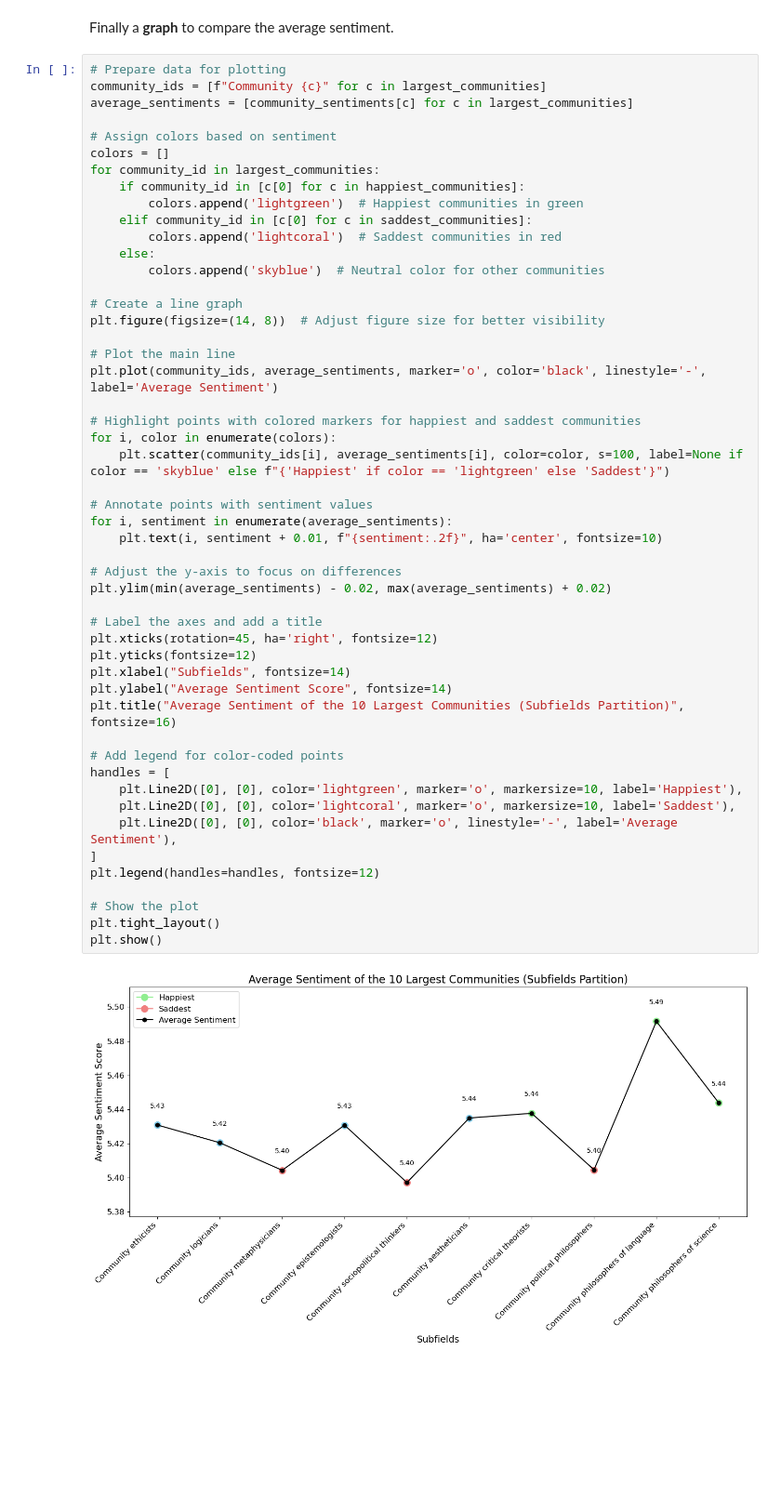
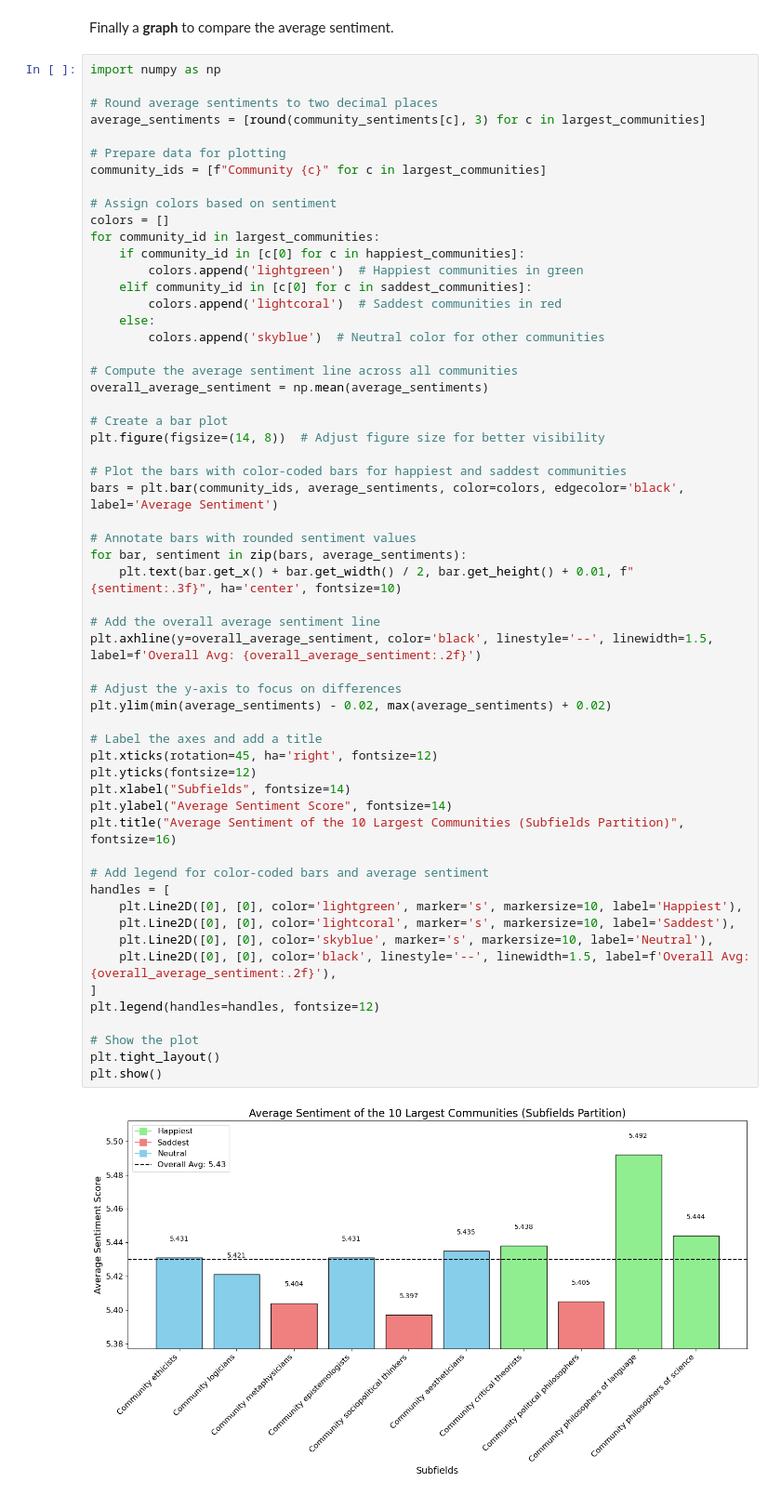
Before and after one commit to medonimario/social-graphs-interactions-2024, a Jupyter notebook: 4_sentiment.analysis.ipynb, the cells around one changed output. Shown at 93% size. Saved outputs shown, nothing was run; the diff lists cells and outputs as text; blank space fills up the shorter version.

Commit message:
graphs changed

```diff
--- a/4_sentiment.analysis.ipynb
+++ b/4_sentiment.analysis.ipynb
@@ -232,9 +232,13 @@ Community sociopolitical thinkers (Top characters: ['Cicero', 'Voltaire', 'Louis
 # %% [markdown]
 Finally a **graph** to compare the average sentiment.
 # %%
+import numpy as np
+
+# Round average sentiments to two decimal places
+average_sentiments = [round(community_sentiments[c], 3) for c in largest_communities]
+
 # Prepare data for plotting
 community_ids = [f"Community {c}" for c in largest_communities]
-average_sentiments = [community_sentiments[c] for c in largest_communities]
 
 # Assign colors based on sentiment
 colors = []
@@ -242,44 +246,47 @@ for community_id in largest_communities:
     if community_id in [c[0] for c in happiest_communities]:
         colors.append('lightgreen')  # Happiest communities in green
     elif community_id in [c[0] for c in saddest_communities]:
         colors.append('lightcoral')  # Saddest communities in red
     else:
         colors.append('skyblue')  # Neutral color for other communities
 
-# Create a line graph
+# Compute the average sentiment line across all communities
+overall_average_sentiment = np.mean(average_sentiments)
+
+# Create a bar plot
 plt.figure(figsize=(14, 8))  # Adjust figure size for better visibility
 
-# Plot the main line
-plt.plot(community_ids, average_sentiments, marker='o', color='black', linestyle='-', label='Average Sentiment')
+# Plot the bars with color-coded bars for happiest and saddest communities
+bars = plt.bar(community_ids, average_sentiments, color=colors, edgecolor='black', label='Average Sentiment')
 
-# Highlight points with colored markers for happiest and saddest communities
-for i, color in enumerate(colors):
-    plt.scatter(community_ids[i], average_sentiments[i], color=color, s=100, label=None if color == 'skyblue' else f"{'Happiest' if color == 'lightgreen' else 'Saddest'}")
+# Annotate bars with rounded sentiment values
+for bar, sentiment in zip(bars, average_sentiments):
+    plt.text(bar.get_x() + bar.get_width() / 2, bar.get_height() + 0.01, f"{sentiment:.3f}", ha='center', fontsize=10)
 
-# Annotate points with sentiment values
-for i, sentiment in enumerate(average_sentiments):
-    plt.text(i, sentiment + 0.01, f"{sentiment:.2f}", ha='center', fontsize=10)
+# Add the overall average sentiment line
+plt.axhline(y=overall_average_sentiment, color='black', linestyle='--', linewidth=1.5, label=f'Overall Avg: {overall_average_sentiment:.2f}')
 
 # Adjust the y-axis to focus on differences
 plt.ylim(min(average_sentiments) - 0.02, max(average_sentiments) + 0.02)
 
 # Label the axes and add a title
 plt.xticks(rotation=45, ha='right', fontsize=12)
 plt.yticks(fontsize=12)
 plt.xlabel("Subfields", fontsize=14)
 plt.ylabel("Average Sentiment Score", fontsize=14)
 plt.title("Average Sentiment of the 10 Largest Communities (Subfields Partition)", fontsize=16)
 
-# Add legend for color-coded points
+# Add legend for color-coded bars and average sentiment
 handles = [
-    plt.Line2D([0], [0], color='lightgreen', marker='o', markersize=10, label='Happiest'),
-    plt.Line2D([0], [0], color='lightcoral', marker='o', markersize=10, label='Saddest'),
-    plt.Line2D([0], [0], color='black', marker='o', linestyle='-', label='Average Sentiment'),
+    plt.Line2D([0], [0], color='lightgreen', marker='s', markersize=10, label='Happiest'),
+    plt.Line2D([0], [0], color='lightcoral', marker='s', markersize=10, label='Saddest'),
+    plt.Line2D([0], [0], color='skyblue', marker='s', markersize=10, label='Neutral'),
+    plt.Line2D([0], [0], color='black', linestyle='--', linewidth=1.5, label=f'Overall Avg: {overall_average_sentiment:.2f}'),
 ]
 plt.legend(handles=handles, fontsize=12)
 
 # Show the plot
 plt.tight_layout()
 plt.show()
 # %% [output]
-[figure, old version]
+[figure, new version]
```
